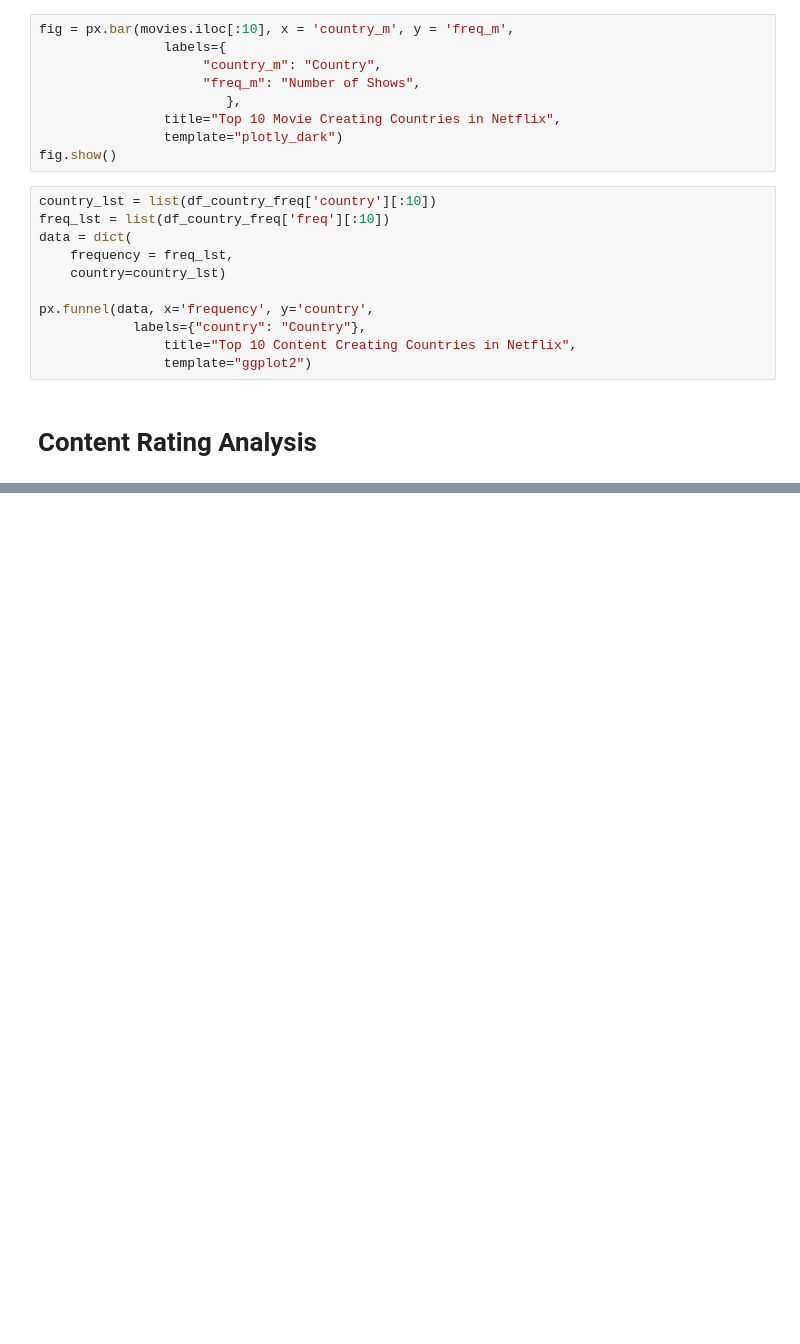
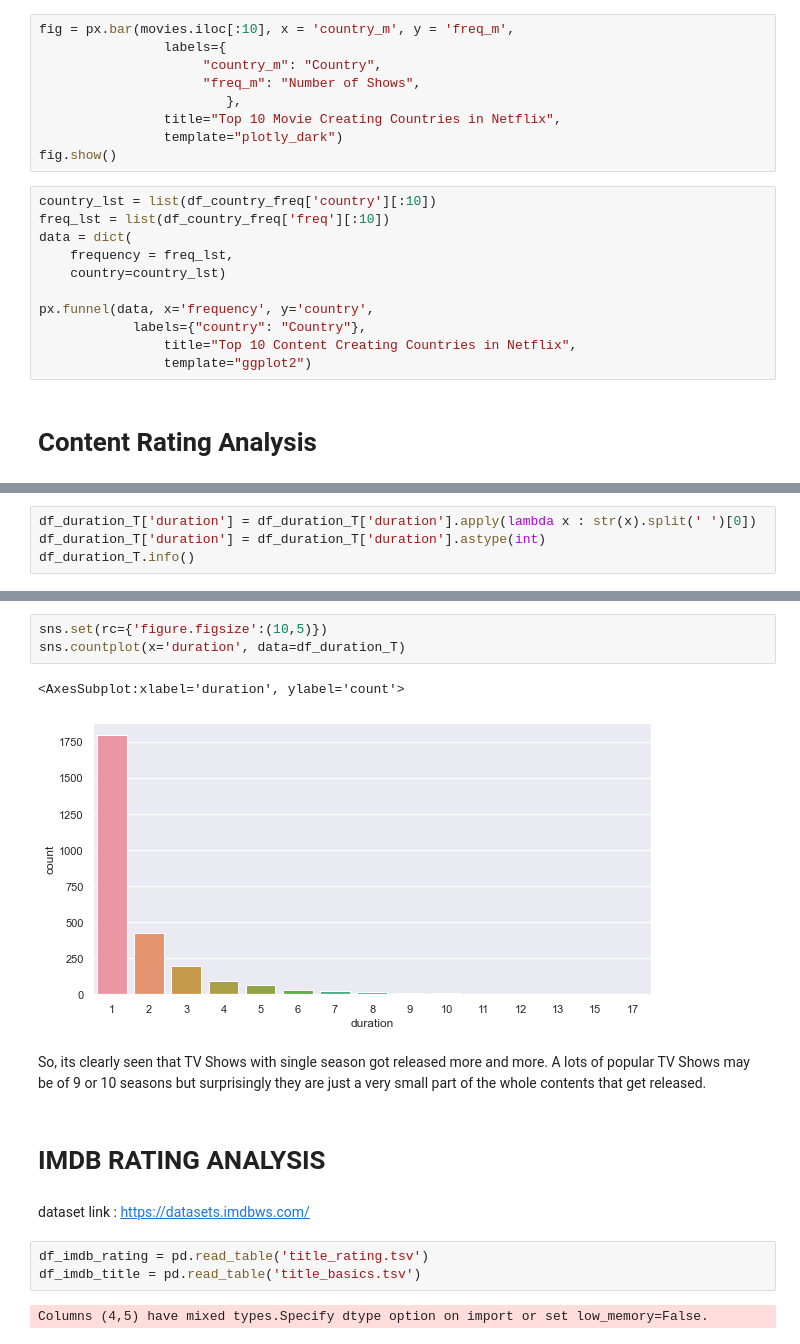
Before and after one commit to WRD397/Projects, a Jupyter notebook: BusinessCase_Netflix_EDA/main.ipynb, the cells around one changed output, grey strips where cells are left out. Saved outputs shown, nothing was run; the diff lists cells and outputs as text; blank space fills up the shorter version.

```diff
--- a/BusinessCase_Netflix_EDA/main.ipynb
+++ b/BusinessCase_Netflix_EDA/main.ipynb
@@ -768,0 +950,4 @@ px.funnel(data, x='frequency', y='country',
+# %%
+df_duration_T['duration'] = df_duration_T['duration'].apply(lambda x : str(x).split(' ')[0])
+df_duration_T['duration'] = df_duration_T['duration'].astype(int)
+df_duration_T.info()
@@ -768,0 +964,17 @@ px.funnel(data, x='frequency', y='country',
+# %%
+sns.set(rc={'figure.figsize':(10,5)})
+sns.countplot(x='duration', data=df_duration_T)
+# %% [output]
+<AxesSubplot:xlabel='duration', ylabel='count'>
+[figure, added]
+# %% [markdown]
+So, its clearly seen that TV Shows with single season got released more and more. A lots of popular TV Shows may be of 9 or 10 seasons but surprisingly they are just a very small part of the whole contents that get released.
+# %% [markdown]
+# <b> IMDB RATING ANALYSIS
+# %% [markdown]
+dataset link : https://datasets.imdbws.com/
+# %%
+df_imdb_rating = pd.read_table('title_rating.tsv')
+df_imdb_title = pd.read_table('title_basics.tsv')
+# %% [output]
+Columns (4,5) have mixed types.Specify dtype option on import or set low_memory=False.
```
Also changed, not shown: parts of 55 cells of this notebook.
